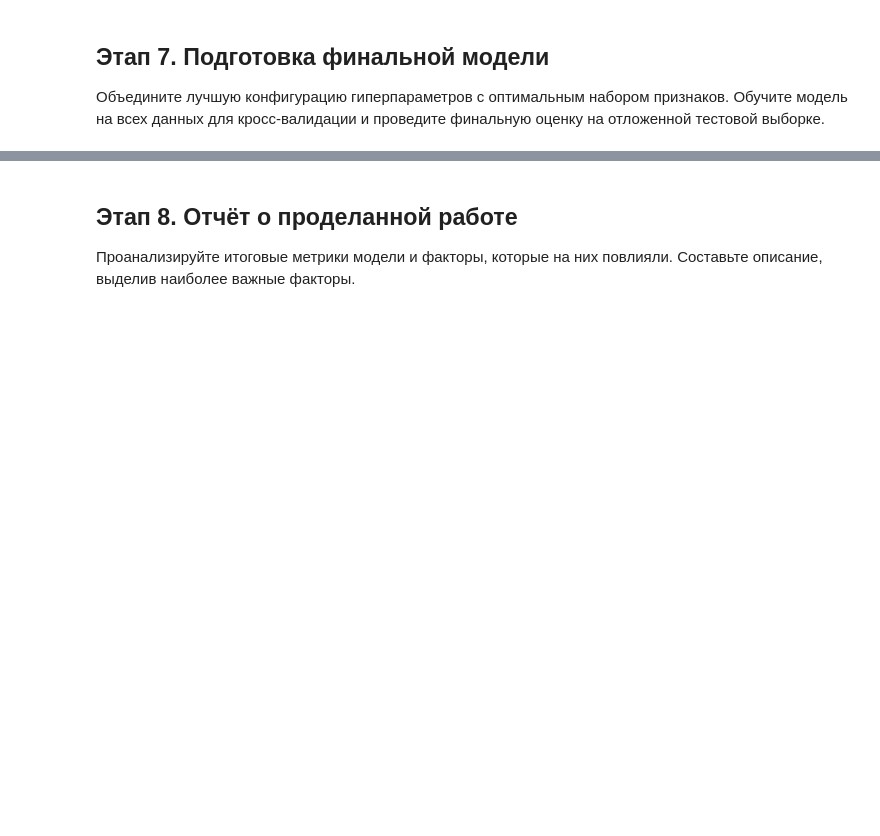
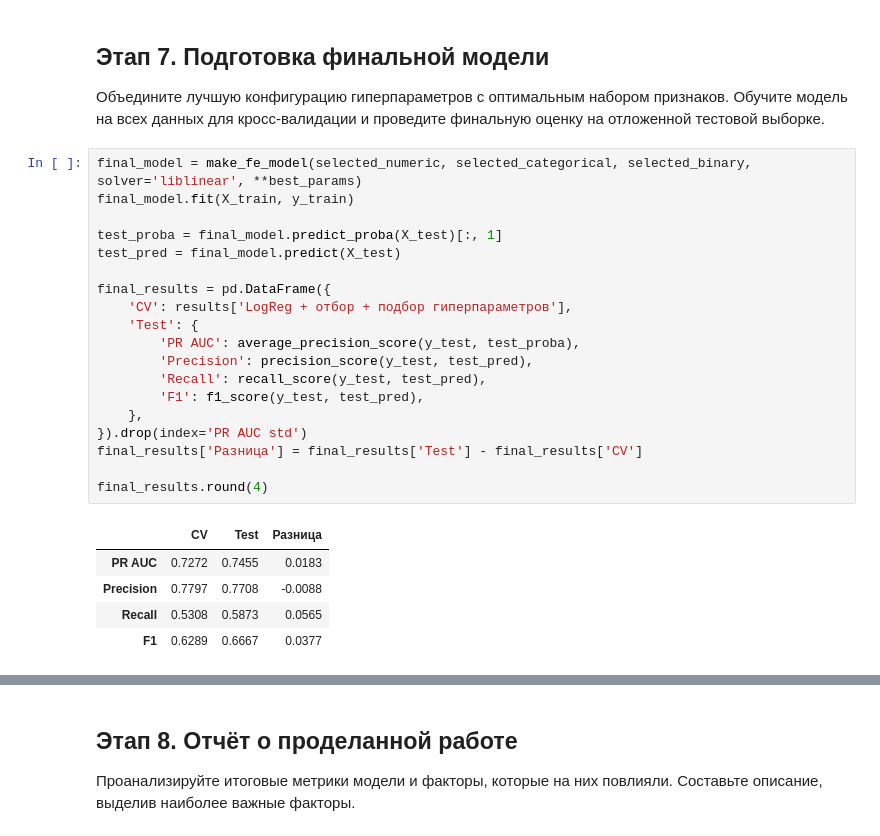
Before and after one commit to dontroublo/delivery-coffee, a Jupyter notebook: coffee_churn.ipynb, the cells around one changed output, grey strips where cells are left out. Cells and saved outputs as stored; diff of their text form; blank space fills up the shorter version.

```diff
--- a/coffee_churn.ipynb
+++ b/coffee_churn.ipynb
@@ -910,3 +910,28 @@ evaluate(best_model, 'LogReg + отбор + подбор гиперпараме
 ## Этап 7. Подготовка финальной модели
 
 Объедините лучшую конфигурацию гиперпараметров с оптимальным набором признаков. Обучите модель на всех данных для кросс-валидации и проведите финальную оценку на отложенной тестовой выборке.
+# %%
+final_model = make_fe_model(selected_numeric, selected_categorical, selected_binary, solver='liblinear', **best_params)
+final_model.fit(X_train, y_train)
+
+test_proba = final_model.predict_proba(X_test)[:, 1]
+test_pred = final_model.predict(X_test)
+
+final_results = pd.DataFrame({
+    'CV': results['LogReg + отбор + подбор гиперпараметров'],
+    'Test': {
+        'PR AUC': average_precision_score(y_test, test_proba),
+        'Precision': precision_score(y_test, test_pred),
+        'Recall': recall_score(y_test, test_pred),
+        'F1': f1_score(y_test, test_pred),
+    },
+}).drop(index='PR AUC std')
+final_results['Разница'] = final_results['Test'] - final_results['CV']
+
+final_results.round(4)
+# %% [output]
+|  | CV | Test | Разница |
+| PR AUC | 0.7272 | 0.7455 | 0.0183 |
+| Precision | 0.7797 | 0.7708 | -0.0088 |
+| Recall | 0.5308 | 0.5873 | 0.0565 |
+| F1 | 0.6289 | 0.6667 | 0.0377 |
```
Also changed, not shown: parts of 4 cells of this notebook.
